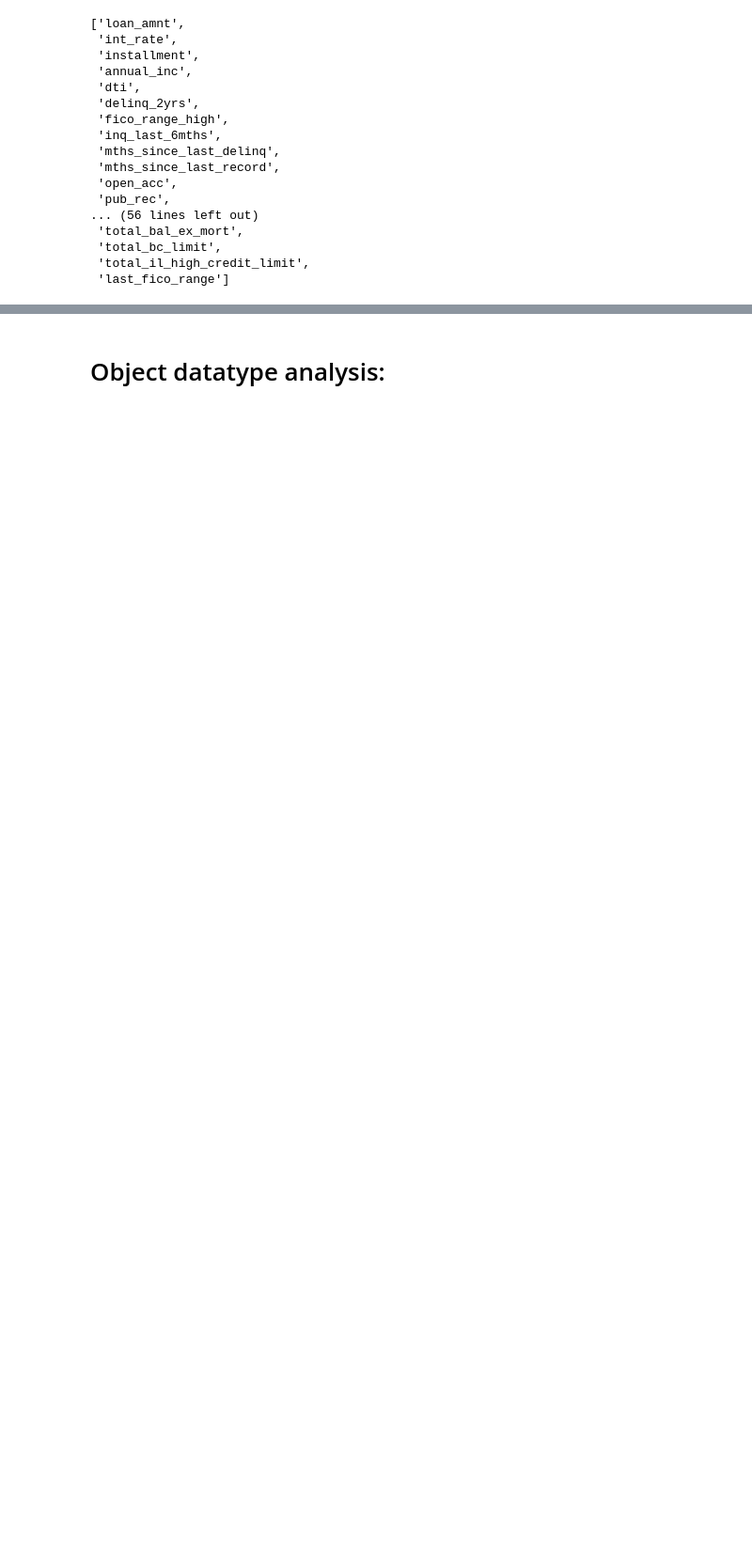
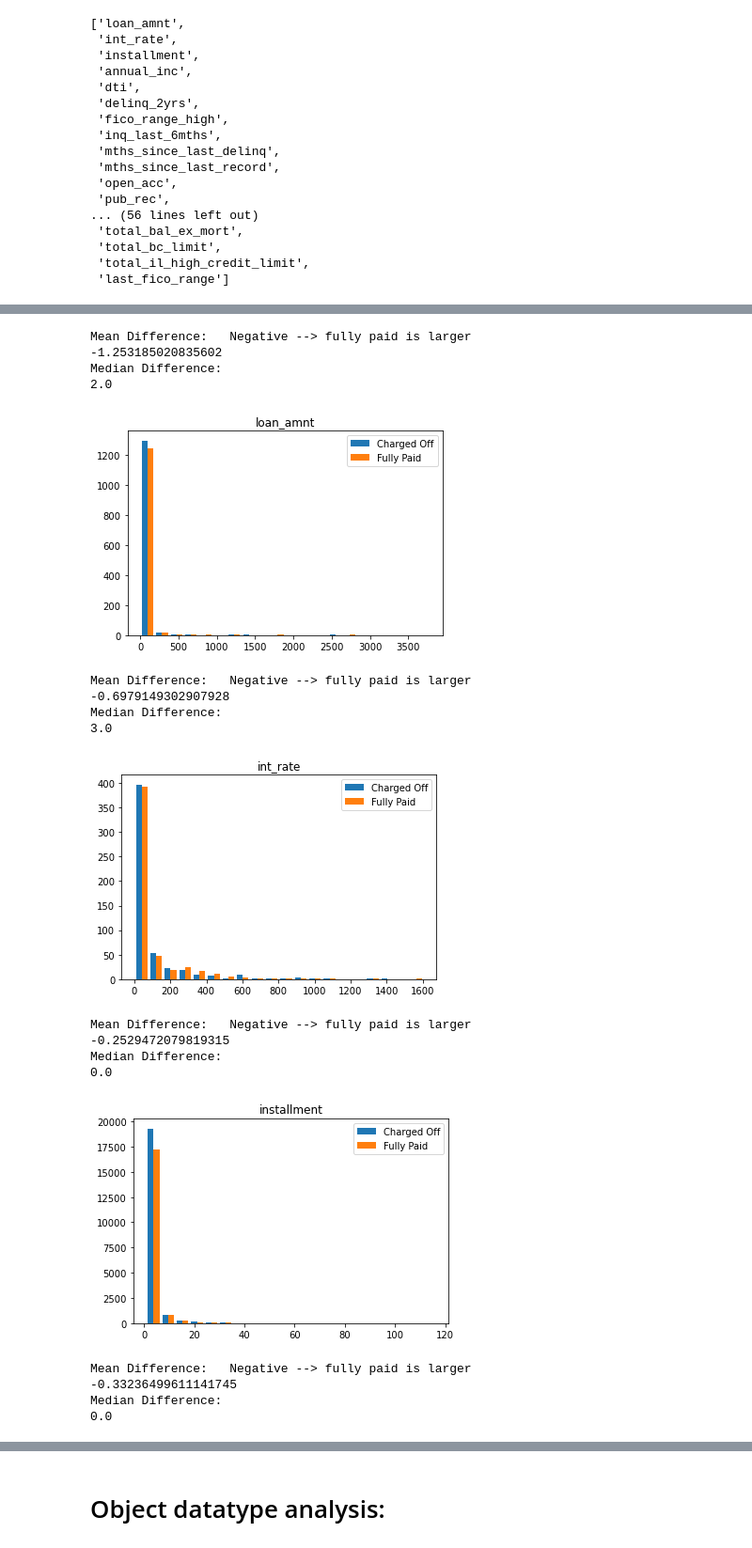
Before and after one commit to jjobes90/Loan-Approval, a Jupyter notebook: EDA_second_capstone.ipynb, the cells around one changed output, grey strips where cells are left out. Shown at 94% size. Drawn from its saved outputs; the diff is of its cells as text; code cells hidden in the pictures; blank space fills up the shorter version.

Commit message:
Add files via upload
Final EDA upload. Data fully understood.

```diff
--- a/EDA_second_capstone.ipynb
+++ b/EDA_second_capstone.ipynb
@@ -81,0 +91,4 @@ sns.heatmap(difference, center=0, cmap="PiYG")
+# %%
+fully_paid_df = wrangled_data[wrangled_data['loan_status'] == 'Fully Paid']
+
+charged_off_df = wrangled_data[wrangled_data['loan_status'] == 'Charged Off']
@@ -100,13 +127,3 @@ numeric_cols
  'total_bc_limit',
  'total_il_high_credit_limit',
  'last_fico_range']
-# %%
-# loop through cols list to print swarmplots of each column
-
-for i in numeric_cols:
-#    sns.set(rc={'figure.figsize':(10,400)})
-    num = (1 + numeric_cols.index(i))
-    ax = plt.subplot(len(numeric_cols),1,num)
-    sns.violinplot(x='loan_status', y=i, data=wrangled_data, hue='loan_status', orient='v')
-    plt.title(i)
-    plt.show()
@@ -130,0 +130,51 @@ for i in numeric_cols:
+# %%
+for i in numeric_cols:
+    charged_off = pd.DataFrame(charged_off_df.groupby(by=i)['loan_status'].count().reset_index().values, columns=[i, 'Charged Off Count'])
+    fully_paid = pd.DataFrame(fully_paid_df.groupby(by=i)['loan_status'].count().reset_index().values, columns=[i, 'Fully Paid Count'])
+
+    # create x and y data
+    x1 = charged_off[i]
+    X = np.arange(len(x1))
+
+    y1 = charged_off['Charged Off Count']
+    y2 = fully_paid['Fully Paid Count']
+
+    # data to plot
+    n_groups = len(x1)
+
+    # create plot
+    fig, ax = plt.subplots(1, 1, 'all')
+    bar_width = 0.35
+    opacity = 0.8
+
+    # create mean summary
+    print('Mean Difference:' + '   Negative --> fully paid is larger')
+    print(np.mean(y1) - np.mean(y2))
+    print('Median Difference:')
+    print(np.median(y1) - np.median(y2))
+
+    # create over-layed bar chart
+    plt.hist([y1, y2], bins=20, label=['Charged Off', 'Fully Paid'])
+    plt.legend(loc='upper right')
+    plt.title(str(i))
+    plt.show()
+# %% [output]
+Mean Difference:   Negative --> fully paid is larger
+-1.253185020835602
+Median Difference:
+2.0
+[figure, added]
+Mean Difference:   Negative --> fully paid is larger
+-0.6979149302907928
+Median Difference:
+3.0
+[figure, added]
+Mean Difference:   Negative --> fully paid is larger
+-0.2529472079819315
+Median Difference:
+0.0
+[figure, added]
+Mean Difference:   Negative --> fully paid is larger
+-0.33236499611141745
+Median Difference:
+0.0
```
Also changed, not shown: parts of 47 cells of this notebook.
